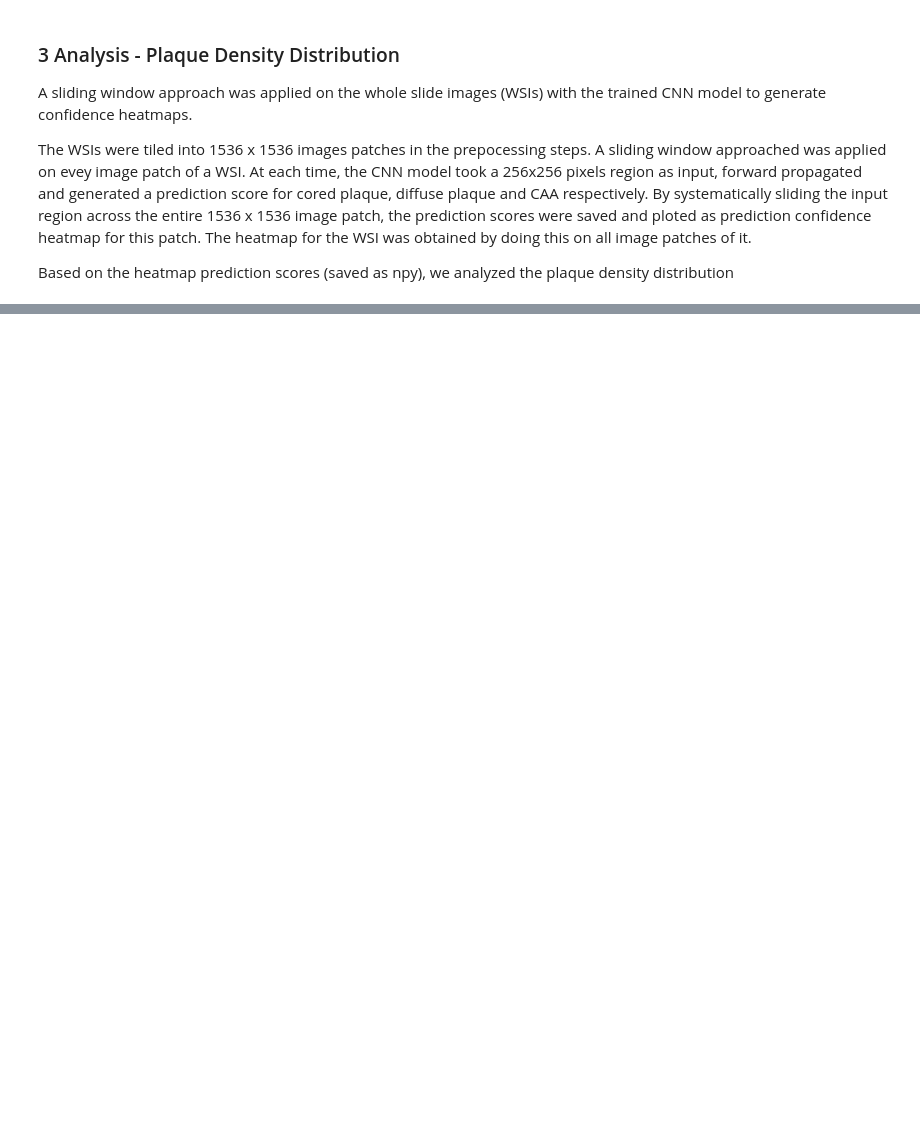
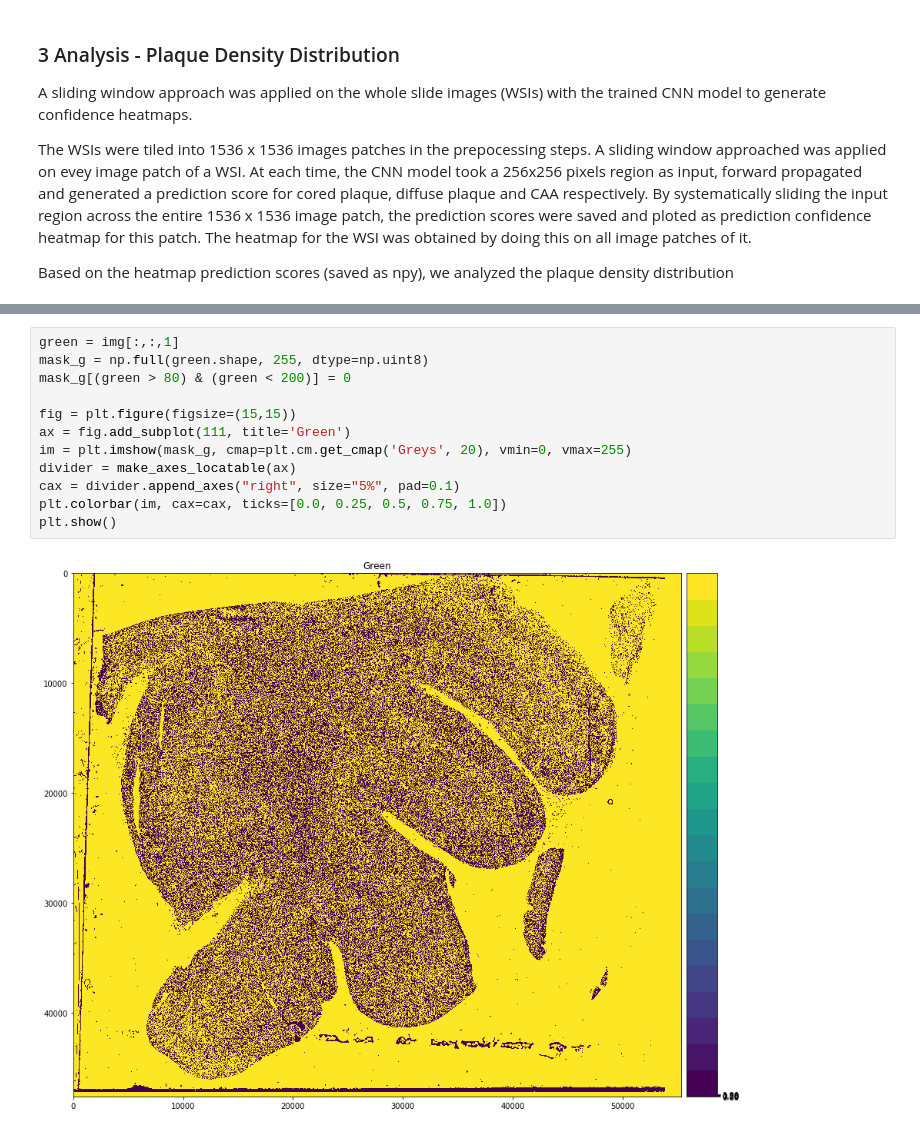
Before and after one commit to henrrydegee/plaquebox-paper, a Jupyter notebook: 3) Analysis - Plaque Density Distribution.ipynb, the cells around one changed output, grey strips where cells are left out. Cells and saved outputs as stored; diff of their text form; blank space fills up the shorter version.

```diff
--- a/3) Analysis - Plaque Density Distribution.ipynb
+++ b/3) Analysis - Plaque Density Distribution.ipynb
@@ -31,0 +92,14 @@ SAVE_DIR = 'data/outputs/heatmaps/'
+# %%
+green = img[:,:,1]
+mask_g = np.full(green.shape, 255, dtype=np.uint8)
+mask_g[(green > 80) & (green < 200)] = 0
+
+fig = plt.figure(figsize=(15,15))
+ax = fig.add_subplot(111, title='Green')
+im = plt.imshow(mask_g, cmap=plt.cm.get_cmap('Greys', 20), vmin=0, vmax=255)
+divider = make_axes_locatable(ax)
+cax = divider.append_axes("right", size="5%", pad=0.1)
+plt.colorbar(im, cax=cax, ticks=[0.0, 0.25, 0.5, 0.75, 1.0])
+plt.show()
+# %% [output]
+[figure, added]
```
Also changed, not shown: parts of 11 cells of this notebook.
